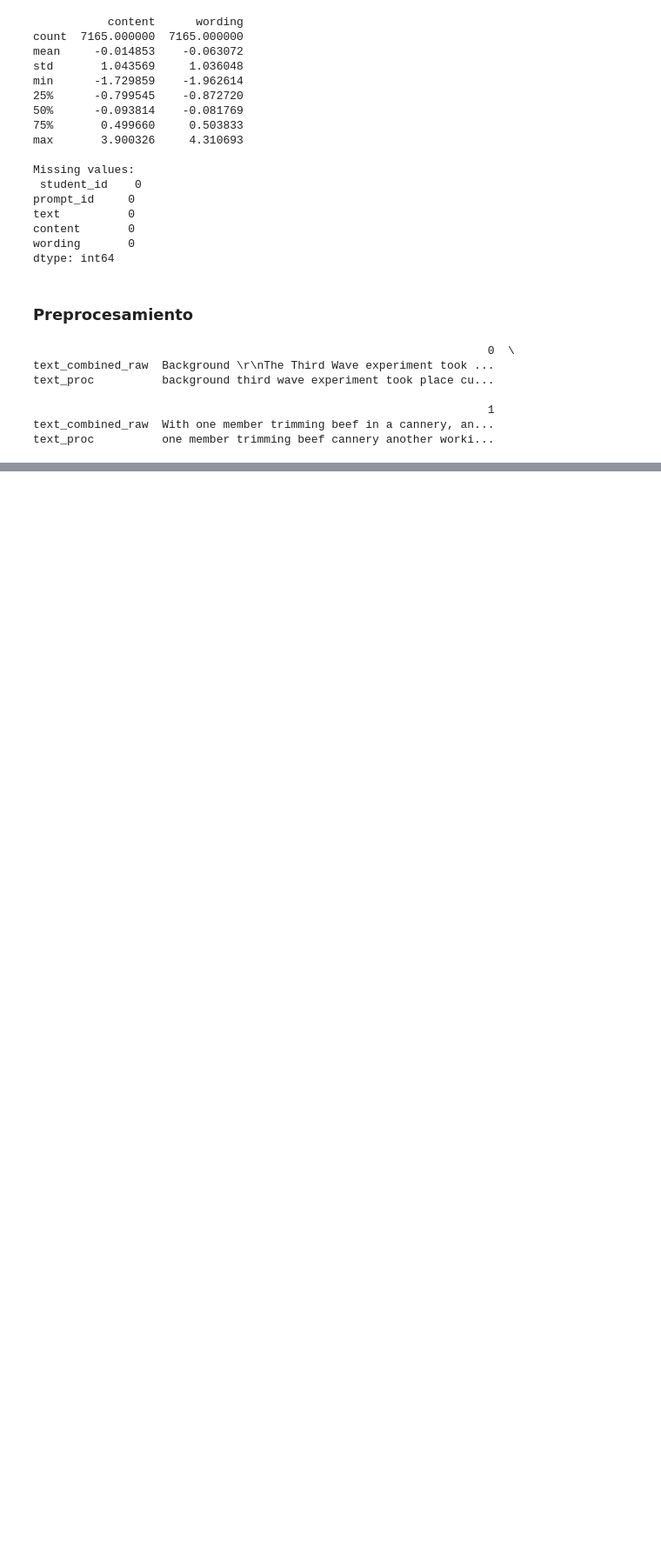
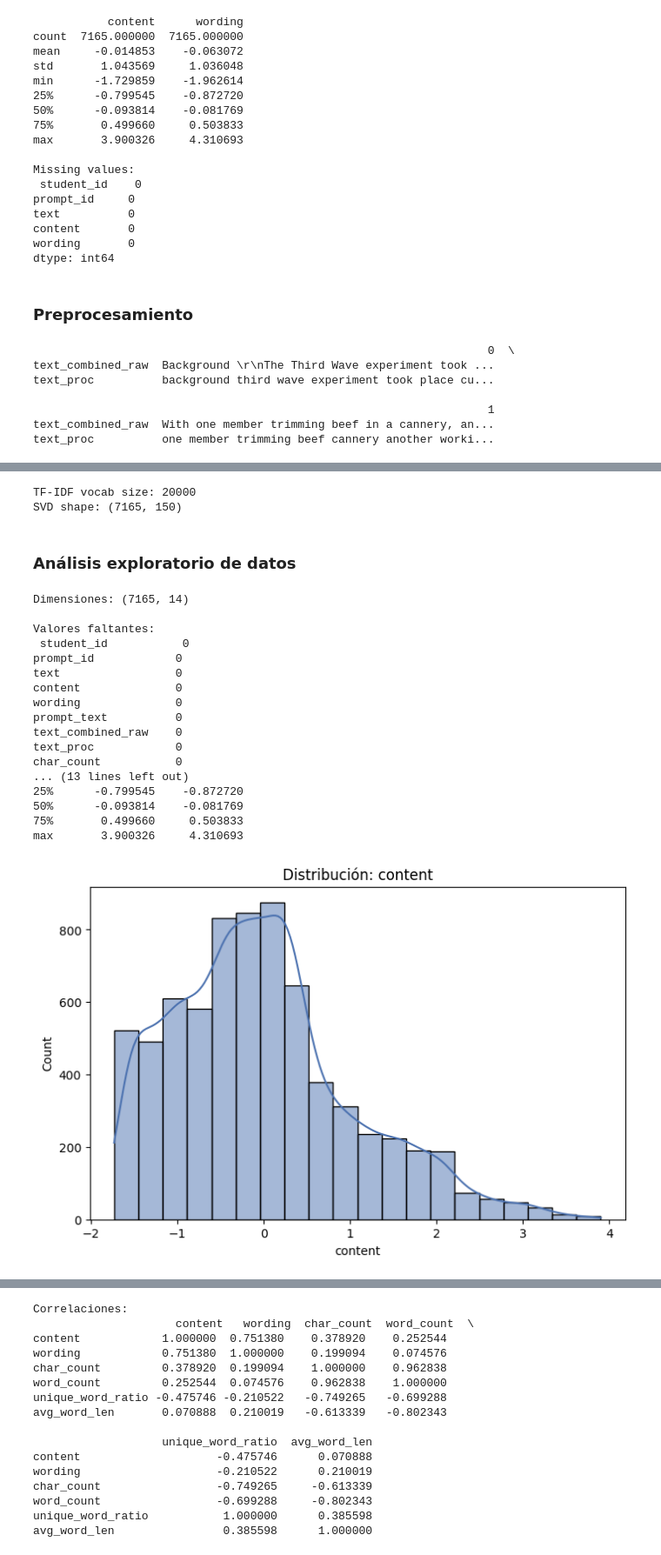
Before and after one commit to Saiyan-Javi/Proyecto2DS, a Jupyter notebook: Proyecto2DS.ipynb, the cells around one changed output, grey strips where cells are left out. Shown: that part at 87% size. Saved outputs shown, nothing was run; the diff lists cells and outputs as text; code cells hidden in the pictures; blank space fills up the shorter version.

Commit message:
Analisis exploratorio

```diff
--- a/Proyecto2DS.ipynb
+++ b/Proyecto2DS.ipynb
@@ -298,0 +277,59 @@ SVD shape: (7165, 150)
+# %%
+def build_tfidf_svd(train_texts, max_features=30000, n_components=150):
+    tfidf = TfidfVectorizer(ngram_range=(1,2), max_features=max_features)
+    X_tfidf = tfidf.fit_transform(train_texts)
+    if n_components and n_components > 0:
+        svd = TruncatedSVD(n_components=n_components, random_state=42)
+        X_svd = svd.fit_transform(X_tfidf)
+    else:
+        svd = None
+        X_svd = X_tfidf  # sparse
+    return tfidf, svd, X_svd
+
+# Ejecución
+tfidf, svd, X_train_svd = build_tfidf_svd(train_p['text_proc'].fillna(''), max_features=20000, n_components=150)
+print('TF-IDF vocab size:', len(tfidf.vocabulary_))
+print('SVD shape:', X_train_svd.shape)
+# %% [output]
+TF-IDF vocab size: 20000
+SVD shape: (7165, 150)
+# %% [markdown]
+### Análisis exploratorio de datos
+# %%
+def eda_quick(train_df, show_plots=True):
+    print('Dimensiones:', train_df.shape)
+    print('\nValores faltantes:\n', train_df.isnull().sum())
+    print('\nResumen content/wording:\n', train_df[['content','wording']].describe())
+    # Distribuciones
+    if show_plots:
+        sns.histplot(train_df['content'], bins=20, kde=True).set_title('Distribución: content'); plt.show()
+        sns.histplot(train_df['wording'], bins=20, kde=True).set_title('Distribución: wording'); plt.show()
+        sns.scatterplot(x='content', y='wording', data=train_df.sample(1000, random_state=42)).set_title('content vs wording (muestra)'); plt.show()
+        # Boxplot por prompt (muestra de prompts)
+        sample_prompts = train_df['prompt_id'].value_counts().index[:8]
+        sns.boxplot(x='prompt_id', y='content', data=train_df[train_df['prompt_id'].isin(sample_prompts)]).set_title('Content por prompt (top 8 prompts)'); plt.xticks(rotation=45); plt.show()
+    # Correlaciones
+    corr = train_df[['content','wording','char_count','word_count','unique_word_ratio','avg_word_len']].corr()
+    print('\nCorrelaciones:\n', corr)
+    return corr
+
+corr = eda_quick(train_p, show_plots=True)
+# %% [output]
+Dimensiones: (7165, 14)
+
+Valores faltantes:
+ student_id           0
+prompt_id            0
+text                 0
+content              0
+wording              0
+prompt_text          0
+text_combined_raw    0
+text_proc            0
+char_count           0
+... (13 lines left out)
+25%      -0.799545    -0.872720
+50%      -0.093814    -0.081769
+75%       0.499660     0.503833
+max       3.900326     4.310693
+[figure, added]
@@ -298,0 +339,16 @@ SVD shape: (7165, 150)
+Correlaciones:
+                     content   wording  char_count  word_count  \
+content            1.000000  0.751380    0.378920    0.252544
+wording            0.751380  1.000000    0.199094    0.074576
+char_count         0.378920  0.199094    1.000000    0.962838
+word_count         0.252544  0.074576    0.962838    1.000000
+unique_word_ratio -0.475746 -0.210522   -0.749265   -0.699288
+avg_word_len       0.070888  0.210019   -0.613339   -0.802343
+
+                   unique_word_ratio  avg_word_len
+content                    -0.475746      0.070888
+wording                    -0.210522      0.210019
+char_count                 -0.749265     -0.613339
+word_count                 -0.699288     -0.802343
+unique_word_ratio           1.000000      0.385598
+avg_word_len                0.385598      1.000000
```
Also changed, not shown: parts of 10 cells of this notebook.
